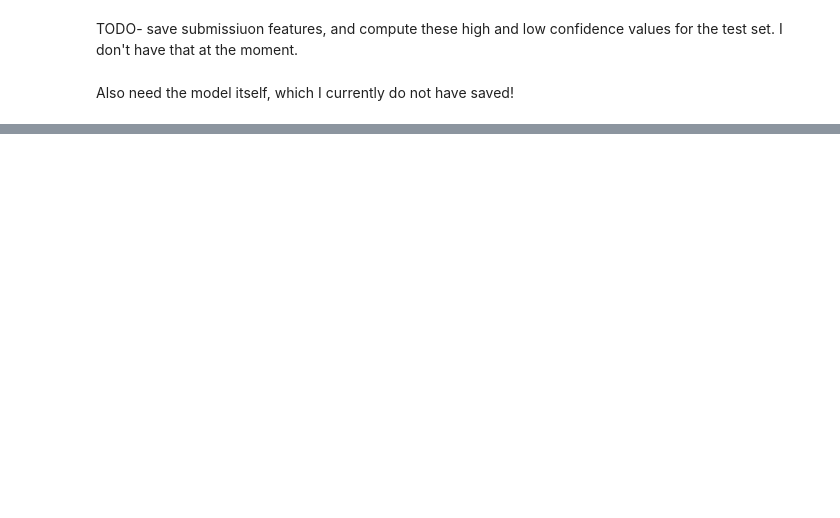
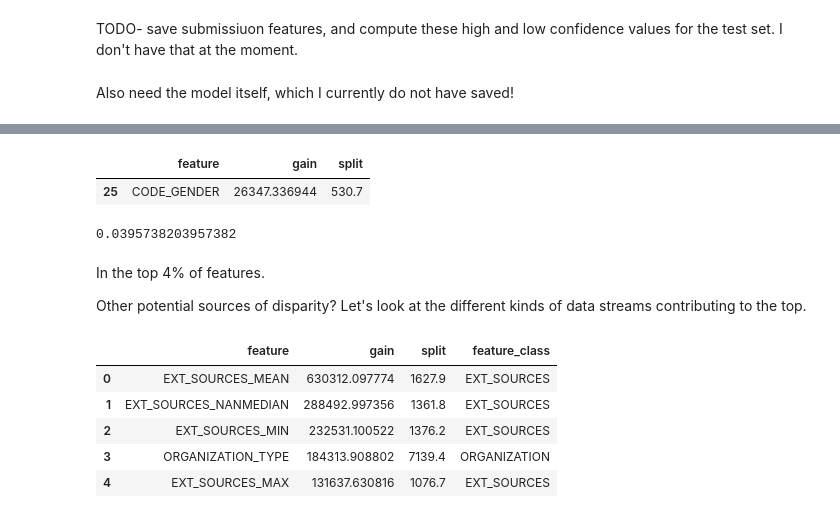
Before and after one commit to nkasmanoff/RDS_Project, a Jupyter notebook: notebooks/Fairness.ipynb, the cells around one changed output, grey strips where cells are left out. Saved outputs shown, nothing was run; the diff lists cells and outputs as text; code cells hidden in the pictures; blank space fills up the shorter version.

```diff
--- a/notebooks/Fairness.ipynb
+++ b/notebooks/Fairness.ipynb
@@ -190,0 +380,13 @@ Also need the model itself, which I currently do not have saved!
+# %%
+feature_importances.loc[feature_importances['feature'].str.contains("GENDER")]
+# %% [output]
+|  | feature | gain | split |
+| 25 | CODE_GENDER | 26347.336944 | 530.7 |
+# %%
+26 / 657
+# %% [output]
+0.0395738203957382
+# %% [markdown]
+In the top 4% of features.
+
+Other potential sources of disparity? Let's look at the different kinds of data streams contributing to the top.
@@ -190,0 +395,9 @@ Also need the model itself, which I currently do not have saved!
+# %%
+feature_importances.head()
+# %% [output]
+|  | feature | gain | split | feature_class |
+| 0 | EXT_SOURCES_MEAN | 630312.097774 | 1627.9 | EXT_SOURCES |
+| 1 | EXT_SOURCES_NANMEDIAN | 288492.997356 | 1361.8 | EXT_SOURCES |
+| 2 | EXT_SOURCES_MIN | 232531.100522 | 1376.2 | EXT_SOURCES |
+| 3 | ORGANIZATION_TYPE | 184313.908802 | 7139.4 | ORGANIZATION |
+| 4 | EXT_SOURCES_MAX | 131637.630816 | 1076.7 | EXT_SOURCES |
```
Also changed, not shown: parts of 43 cells of this notebook, 1 other file.
